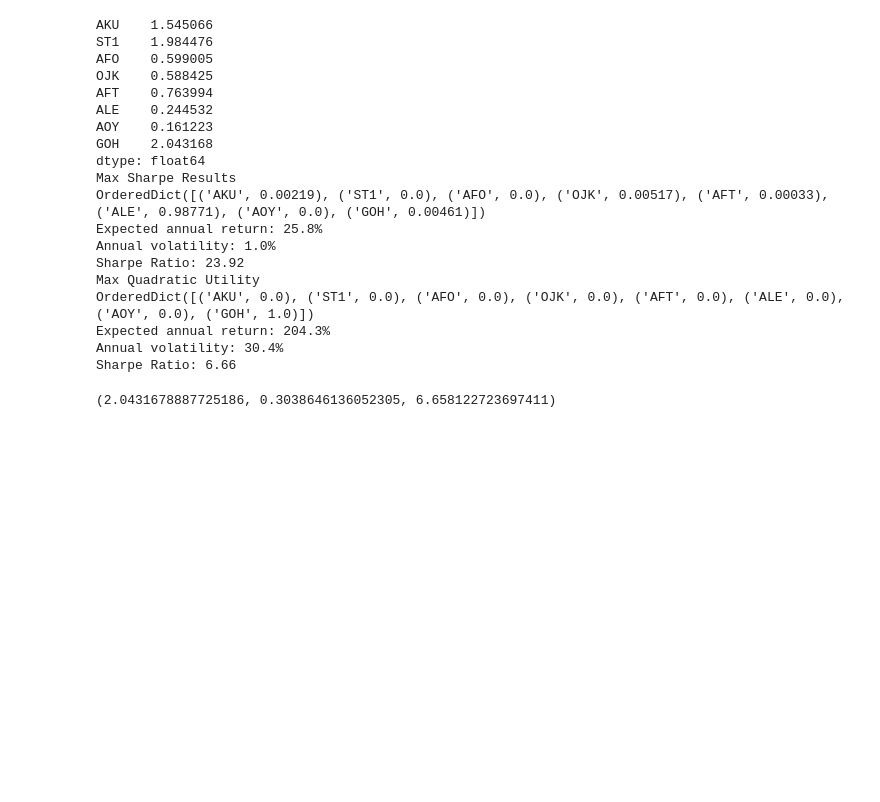
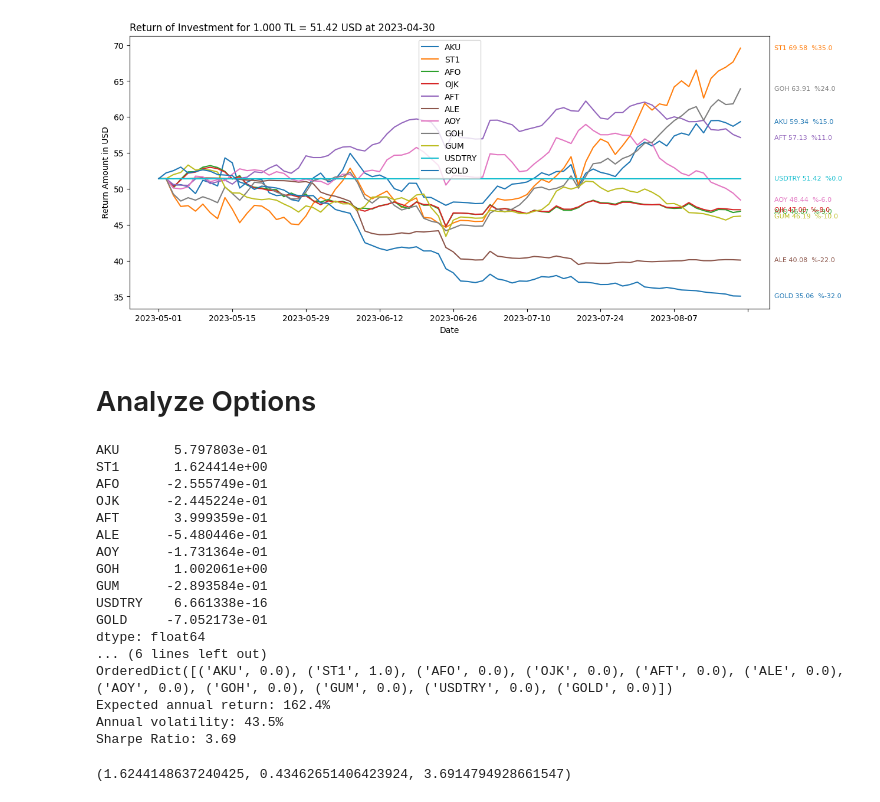
Before and after one commit to ozturkergin/ozturkergin, a Jupyter notebook: TEFAS_Fon_Analiz.ipynb, the cells around one changed output. Cells and saved outputs as stored; diff of their text form; code cells hidden in the pictures; blank space fills up the shorter version.

```diff
--- a/TEFAS_Fon_Analiz.ipynb
+++ b/TEFAS_Fon_Analiz.ipynb
@@ -279,0 +342,6 @@ Successfully installed PyPortfolioOpt-1.5.5
+# %%
+df_initial_coef = 1000 / df
+df_initial_coef = df_initial_coef.iloc[0]
+
+df_normalized = df * df_initial_coef
+df_normalized
@@ -279,0 +363,4 @@ Successfully installed PyPortfolioOpt-1.5.5
+# %%
+df_normalized_USD = df_normalized.divide( df_USDTRY["USDTRY"], axis='index' )
+df_normalized_USD.dropna( axis='index', inplace=True )
+df_normalized_USD
@@ -279,0 +384,13 @@ Successfully installed PyPortfolioOpt-1.5.5
+# %%
+import matplotlib.pyplot as plt
+
+ax = df_normalized.plot(kind="line",figsize=(14,6))
+
+for line, name in zip(ax.lines, df.columns):
+    y = line.get_ydata()[-1]
+    ax.annotate(name + ' ' + str(round(y)), xy=(1,y), xytext=(6,0), color=line.get_color(), xycoords = ax.get_yaxis_transform(), textcoords="offset points", size=8, va="center")
+
+plt.title("Return of Investment for 1.000 TL at "+str(date_start), loc = 'left')
+plt.xlabel("Date")
+plt.ylabel("Return Amount in TL")
+plt.show()
@@ -280,9 +399,27 @@ Successfully installed PyPortfolioOpt-1.5.5
+# %%
+import matplotlib.pyplot as plt
+
+ax = df_normalized_USD.plot(kind="line",figsize=(14,6))
+
+for line, name in zip(ax.lines, df.columns):
+    y = line.get_ydata()[-1]
+    strt = line.get_ydata()[0]
+    ax.annotate(name + ' ' + str(round(y,2)) + '  %' +str( round((y - strt)/strt,2)*100) , xy=(1,y), xytext=(6,0), color=line.get_color(), xycoords = ax.get_yaxis_transform(), textcoords="offset points", size=8, va="center")
+
+plt.title("Return of Investment for 1.000 TL = " + str(round(df_normalized_USD.iloc[0,0],2)) + " USD at "+str(date_start), loc = 'left')
+plt.xlabel("Date")
+plt.ylabel("Return Amount in USD")
+plt.show()
+# %% [output]
+[figure, added]
+# %% [markdown]
+# Analyze Options
 # %%
 from pypfopt.efficient_frontier import EfficientFrontier
 from pypfopt import risk_models
 from pypfopt import expected_returns
 
-mu = expected_returns.mean_historical_return(df)
+mu = expected_returns.mean_historical_return(df_normalized_USD)
 print(mu)
 
 S = risk_models.sample_cov(df)
@@ -302,23 +439,21 @@ print("Max Quadratic Utility")
 print(cleaned_weights)
 ef.portfolio_performance(verbose=True)
 # %% [output]
-AKU    1.545066
-ST1    1.984476
-AFO    0.599005
-OJK    0.588425
-AFT    0.763994
-ALE    0.244532
-AOY    0.161223
-GOH    2.043168
+AKU       5.797803e-01
+ST1       1.624414e+00
+AFO      -2.555749e-01
+OJK      -2.445224e-01
+AFT       3.999359e-01
+ALE      -5.480446e-01
+AOY      -1.731364e-01
+GOH       1.002061e+00
+GUM      -2.893584e-01
+USDTRY    6.661338e-16
+GOLD     -7.052173e-01
 dtype: float64
-Max Sharpe Results
-OrderedDict([('AKU', 0.00219), ('ST1', 0.0), ('AFO', 0.0), ('OJK', 0.00517), ('AFT', 0.00033), ('ALE', 0.98771), ('AOY', 0.0), ('GOH', 0.00461)])
-Expected annual return: 25.8%
-Annual volatility: 1.0%
-Sharpe Ratio: 23.92
-Max Quadratic Utility
-OrderedDict([('AKU', 0.0), ('ST1', 0.0), ('AFO', 0.0), ('OJK', 0.0), ('AFT', 0.0), ('ALE', 0.0), ('AOY', 0.0), ('GOH', 1.0)])
-Expected annual return: 204.3%
-Annual volatility: 30.4%
-Sharpe Ratio: 6.66
+... (6 lines left out)
+OrderedDict([('AKU', 0.0), ('ST1', 1.0), ('AFO', 0.0), ('OJK', 0.0), ('AFT', 0.0), ('ALE', 0.0), ('AOY', 0.0), ('GOH', 0.0), ('GUM', 0.0), ('USDTRY', 0.0), ('GOLD', 0.0)])
+Expected annual return: 162.4%
+Annual volatility: 43.5%
+Sharpe Ratio: 3.69
-(2.0431678887725186, 0.3038646136052305, 6.658122723697411)
+(1.6244148637240425, 0.43462651406423924, 3.6914794928661547)
```
Also changed, not shown: parts of 17 cells of this notebook.
